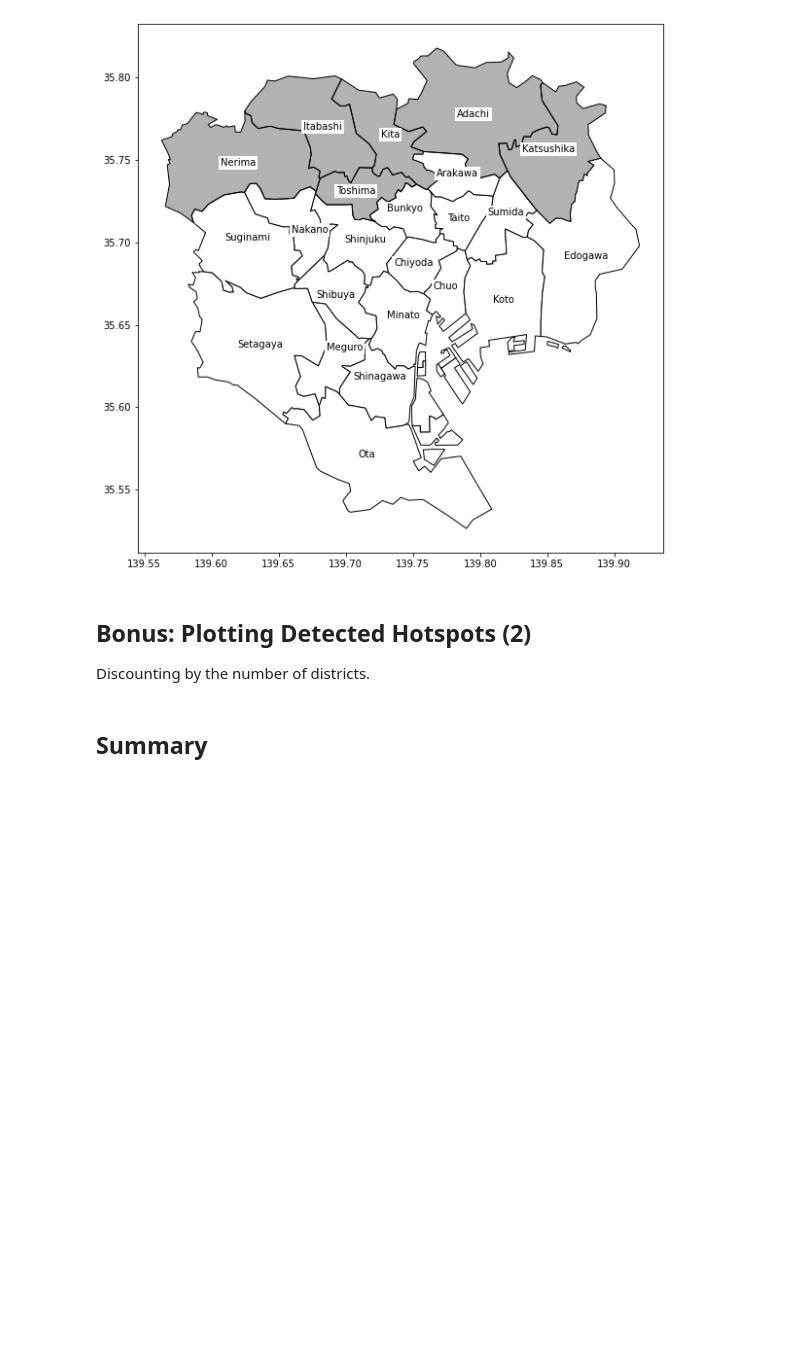
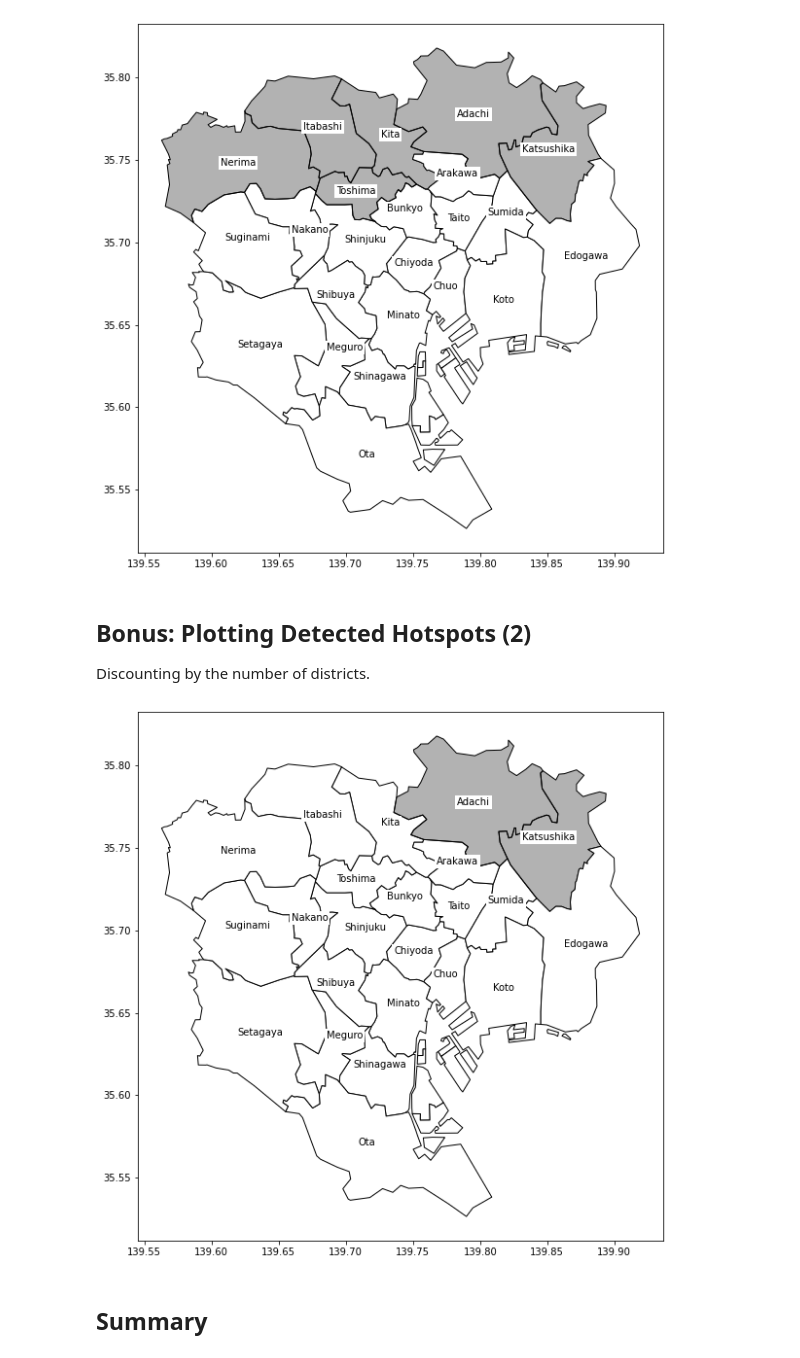
Before and after one commit to takeshi-teshima/echelon-py-examples, a Jupyter notebook: docs/.doctrees/nbsphinx/src/notebooks/application-neumonia-Tokyo.ipynb, the cells around one changed output. Drawn from its saved outputs; the diff is of its cells as text; code cells hidden in the pictures; blank space fills up the shorter version.

```diff
--- a/docs/.doctrees/nbsphinx/src/notebooks/application-neumonia-Tokyo.ipynb
+++ b/docs/.doctrees/nbsphinx/src/notebooks/application-neumonia-Tokyo.ipynb
@@ -195,7 +188,6 @@ plt.show()
 
 Discounting by the number of districts.
 # %%
-# hotspots = analyzer.hotspots(result, data=(table43, 'Name', 'n', 'o'), score='binomial')
-# hotspots['score'] = hotspots['score'] / hotspots['spot'].map(len)
-# hotspots = hotspots.sort_values('score', ascending=False)
-# hotspots
+hotspots = api.hotspots(result, (table43, 'ID', 'n', 'o'), score='binomial')
+hotspots['score'] = hotspots['score'] / hotspots['spot'].map(len)
+hotspots = hotspots.sort_values('score', ascending=False)
@@ -207,3 +194,10 @@ Discounting by the number of districts.
+# %%
+%matplotlib inline
+import matplotlib.pyplot as plt
+api.plot_hotspot(hotspots)
+plt.show()
+# %% [output]
+[figure, added]
 # %% [markdown]
 ## Summary
 # %%
```
Also changed, not shown: parts of 6 cells of this notebook, 59 other files.
